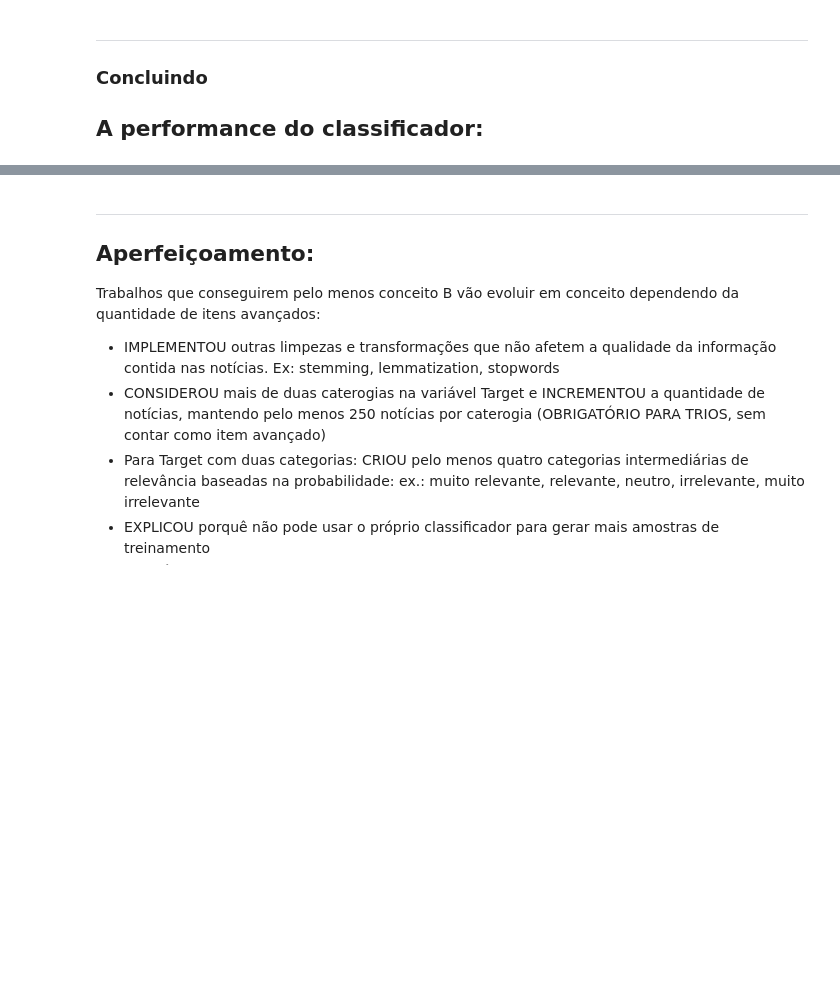
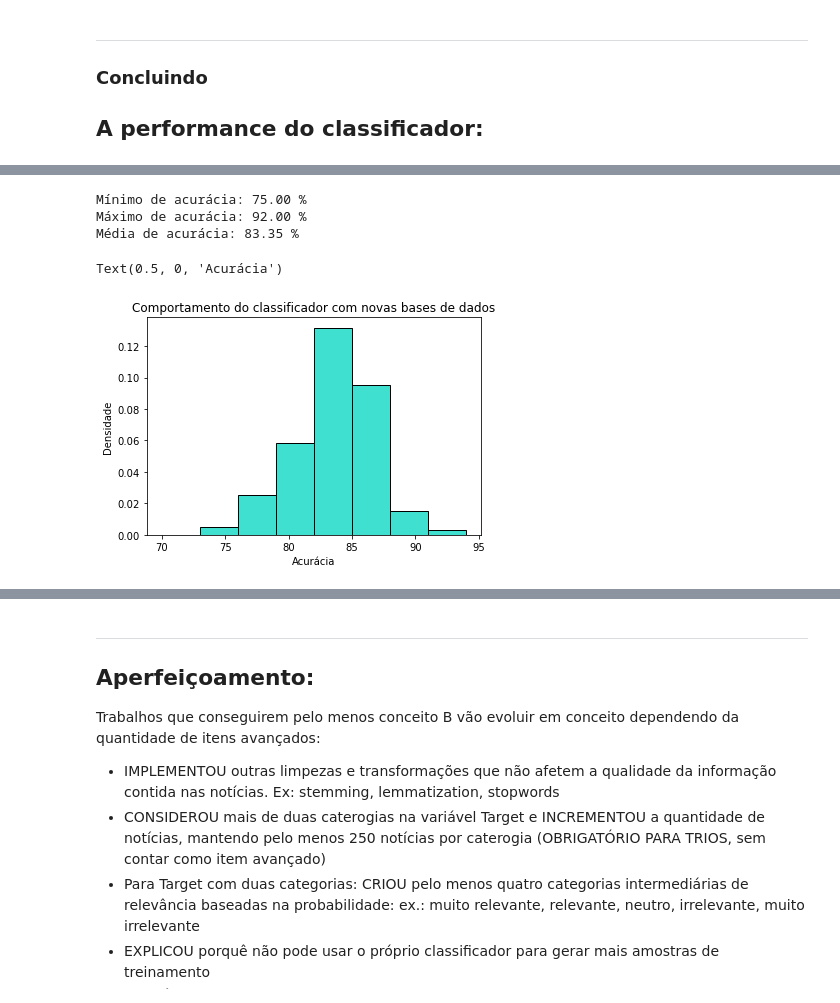
Before and after one commit to insper-classroom/22-2a-cd-p1-grupo_alexiabp, a Jupyter notebook: notebooks/relatorio.ipynb, the cells around one changed output, grey strips where cells are left out. Cells and saved outputs as stored; diff of their text form; code cells hidden in the pictures; blank space fills up the shorter version.

```diff
--- a/notebooks/relatorio_modelo.ipynb
+++ b/notebooks/relatorio.ipynb
@@ -734,12 +657,19 @@ serie_acuracias = pd.Series(acuracias)
 minimo = serie_acuracias.min()
 maximo = serie_acuracias.max()
 media = serie_acuracias.mean()
-print('O mínimo de eficácia: {0:.2f} %'.format(minimo))
-print('O máximo de eficácia: {0:.2f} %'.format(maximo))
-print('A média de eficácia: {0:.2f} %'.format(media))
+print('Mínimo de acurácia: {0:.2f} %'.format(minimo))
+print('Máximo de acurácia: {0:.2f} %'.format(maximo))
+print('Média de acurácia: {0:.2f} %'.format(media))
+# %% [output]
+Mínimo de acurácia: 75.00 %
+Máximo de acurácia: 92.00 %
+Média de acurácia: 83.35 %
 # %%
-faixa = np.arange(int(minimo)-5,int(maximo)+5,1)
-plt.hist(serie_acuracias, bins=faixa, edgecolor='white', density = True)
-plt.title('Eficácia')
-plt.ylabel('Faixas')
-plt.xlabel('Acertos(%)')
+faixa = np.arange(int(minimo)-5,int(maximo)+5,3)
+plt.hist(serie_acuracias, bins=faixa, color='turquoise', edgecolor='black', density = True)
+plt.title('Comportamento do classificador com novas bases de dados')
+plt.ylabel('Densidade')
+plt.xlabel('Acurácia')
+# %% [output]
+Text(0.5, 0, 'Acurácia')
+[figure, added]
```
Also changed, not shown: parts of 64 cells of this notebook, 2 other files.
